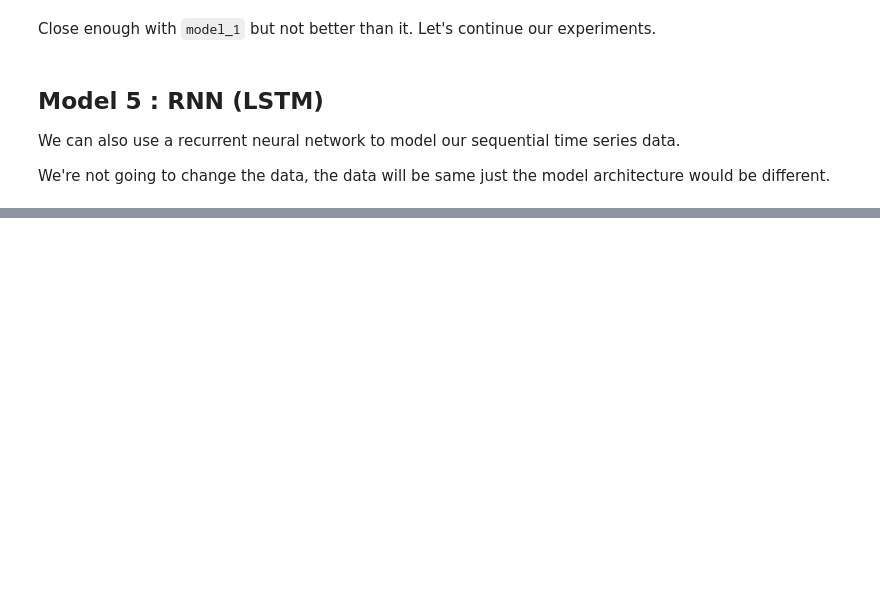
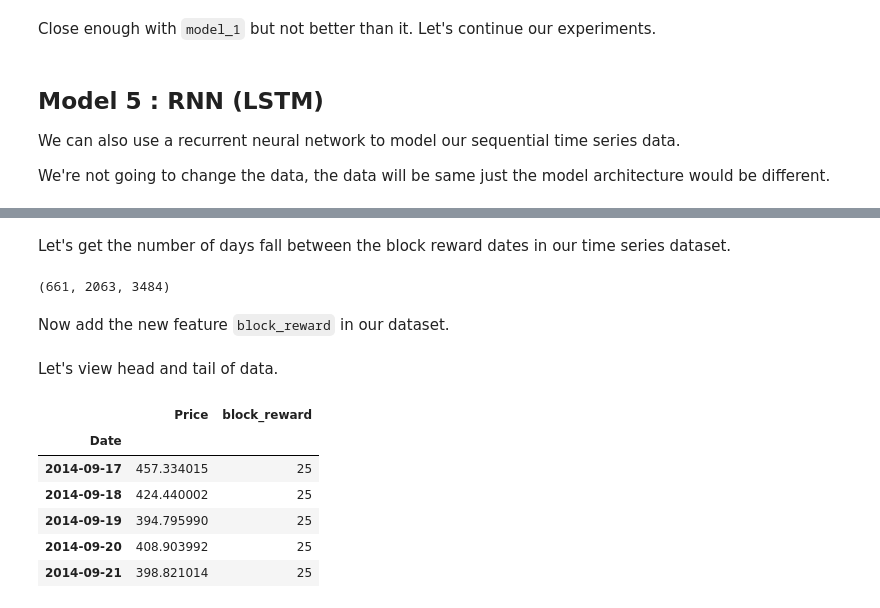
Before and after one commit to SaketMunda/time-series-with-tensorflow, a Jupyter notebook: time_series_with_tensorflow_bitpredict.ipynb, the cells around one changed output, grey strips where cells are left out. Cells and saved outputs as stored; diff of their text form; code cells hidden in the pictures; blank space fills up the shorter version.

Commit message:
multivariate time series

```diff
--- a/time_series_with_tensorflow_bitpredict.ipynb
+++ b/time_series_with_tensorflow_bitpredict.ipynb
@@ -1339,0 +1389,12 @@ model_5_results
+# %% [markdown]
+Let's get the number of days fall between the block reward dates in our time series dataset.
+# %%
+block_reward_2_days = (block_reward_3_date - bitcoin_prices.index[0]).days
+block_reward_3_days = (block_reward_4_date - bitcoin_prices.index[0]).days
+block_reward_4_days = (block_reward_5_date - bitcoin_prices.index[0]).days
+
+block_reward_2_days, block_reward_3_days, block_reward_4_days
+# %% [output]
+(661, 2063, 3484)
+# %% [markdown]
+Now add the new feature `block_reward` in our dataset.
@@ -1339,0 +1412,12 @@ model_5_results
+# %% [markdown]
+Let's view head and tail of data.
+# %%
+bitcoin_prices_block.head()
+# %% [output]
+|  | Price | block_reward |
+| Date |  |  |
+| 2014-09-17 | 457.334015 | 25 |
+| 2014-09-18 | 424.440002 | 25 |
+| 2014-09-19 | 394.795990 | 25 |
+| 2014-09-20 | 408.903992 | 25 |
+| 2014-09-21 | 398.821014 | 25 |
```
Also changed, not shown: parts of 57 cells of this notebook.
